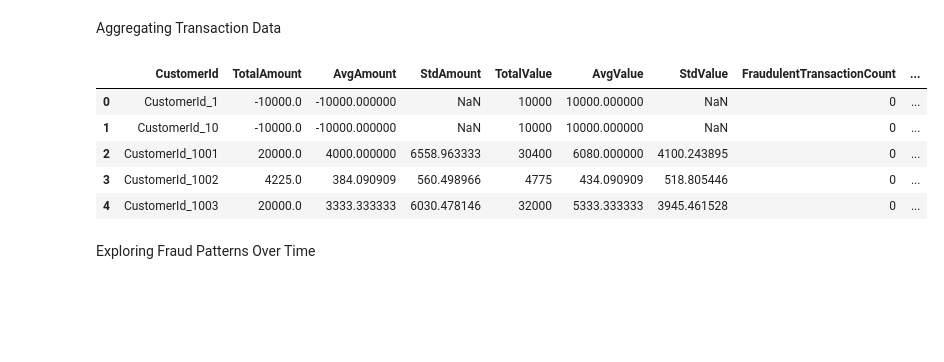
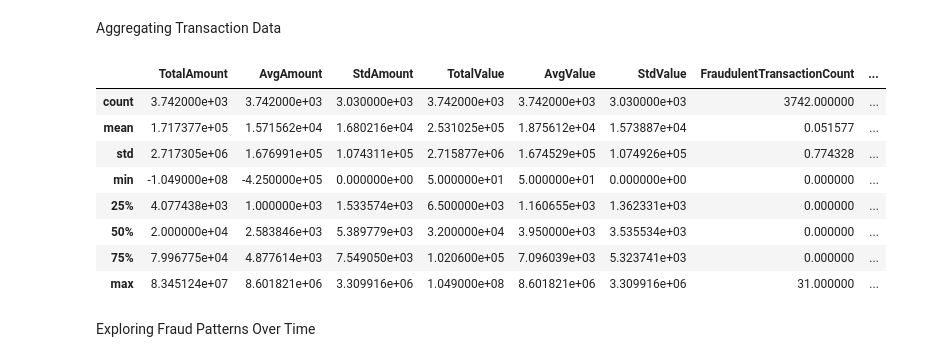
Before and after one commit to Birkity/-Credit-Scoring-Model, a Jupyter notebook: notebooks/task_2.ipynb, the cells around one changed output. Cells and saved outputs as stored; diff of their text form; code cells hidden in the pictures; blank space fills up the shorter version.

```diff
--- a/notebooks/task_2.ipynb
+++ b/notebooks/task_2.ipynb
@@ -248,21 +244,26 @@ Aggregating Transaction Data
 # %%
 aggregated_df = df.groupby('CustomerId').agg({
     'Amount': ['sum', 'mean', 'std'],
     'Value': ['sum', 'mean', 'std'],
     'FraudResult': 'sum',
     'TransactionId': 'count'
 }).reset_index()
 
 aggregated_df.columns = ['CustomerId', 'TotalAmount', 'AvgAmount', 'StdAmount', 'TotalValue', 'AvgValue', 'StdValue', 'FraudulentTransactionCount', 'TransactionCount']
 
 aggregated_df.head()
+
+aggregated_df.describe()
 # %% [output]
-|  | CustomerId | TotalAmount | AvgAmount | StdAmount | TotalValue | AvgValue | StdValue | FraudulentTransactionCount | ... |
-| 0 | CustomerId_1 | -10000.0 | -10000.000000 | NaN | 10000 | 10000.000000 | NaN | 0 | ... |
-| 1 | CustomerId_10 | -10000.0 | -10000.000000 | NaN | 10000 | 10000.000000 | NaN | 0 | ... |
-| 2 | CustomerId_1001 | 20000.0 | 4000.000000 | 6558.963333 | 30400 | 6080.000000 | 4100.243895 | 0 | ... |
-| 3 | CustomerId_1002 | 4225.0 | 384.090909 | 560.498966 | 4775 | 434.090909 | 518.805446 | 0 | ... |
-| 4 | CustomerId_1003 | 20000.0 | 3333.333333 | 6030.478146 | 32000 | 5333.333333 | 3945.461528 | 0 | ... |
+|  | TotalAmount | AvgAmount | StdAmount | TotalValue | AvgValue | StdValue | FraudulentTransactionCount | ... |
+| count | 3.742000e+03 | 3.742000e+03 | 3.030000e+03 | 3.742000e+03 | 3.742000e+03 | 3.030000e+03 | 3742.000000 | ... |
+| mean | 1.717377e+05 | 1.571562e+04 | 1.680216e+04 | 2.531025e+05 | 1.875612e+04 | 1.573887e+04 | 0.051577 | ... |
+| std | 2.717305e+06 | 1.676991e+05 | 1.074311e+05 | 2.715877e+06 | 1.674529e+05 | 1.074926e+05 | 0.774328 | ... |
+| min | -1.049000e+08 | -4.250000e+05 | 0.000000e+00 | 5.000000e+01 | 5.000000e+01 | 0.000000e+00 | 0.000000 | ... |
+| 25% | 4.077438e+03 | 1.000000e+03 | 1.533574e+03 | 6.500000e+03 | 1.160655e+03 | 1.362331e+03 | 0.000000 | ... |
+| 50% | 2.000000e+04 | 2.583846e+03 | 5.389779e+03 | 3.200000e+04 | 3.950000e+03 | 3.535534e+03 | 0.000000 | ... |
+| 75% | 7.996775e+04 | 4.877614e+03 | 7.549050e+03 | 1.020600e+05 | 7.096039e+03 | 5.323741e+03 | 0.000000 | ... |
+| max | 8.345124e+07 | 8.601821e+06 | 3.309916e+06 | 1.049000e+08 | 8.601821e+06 | 3.309916e+06 | 31.000000 | ... |
 # %% [markdown]
 Exploring Fraud Patterns Over Time
 # %%
```
Also changed, not shown: parts of 8 cells of this notebook.
